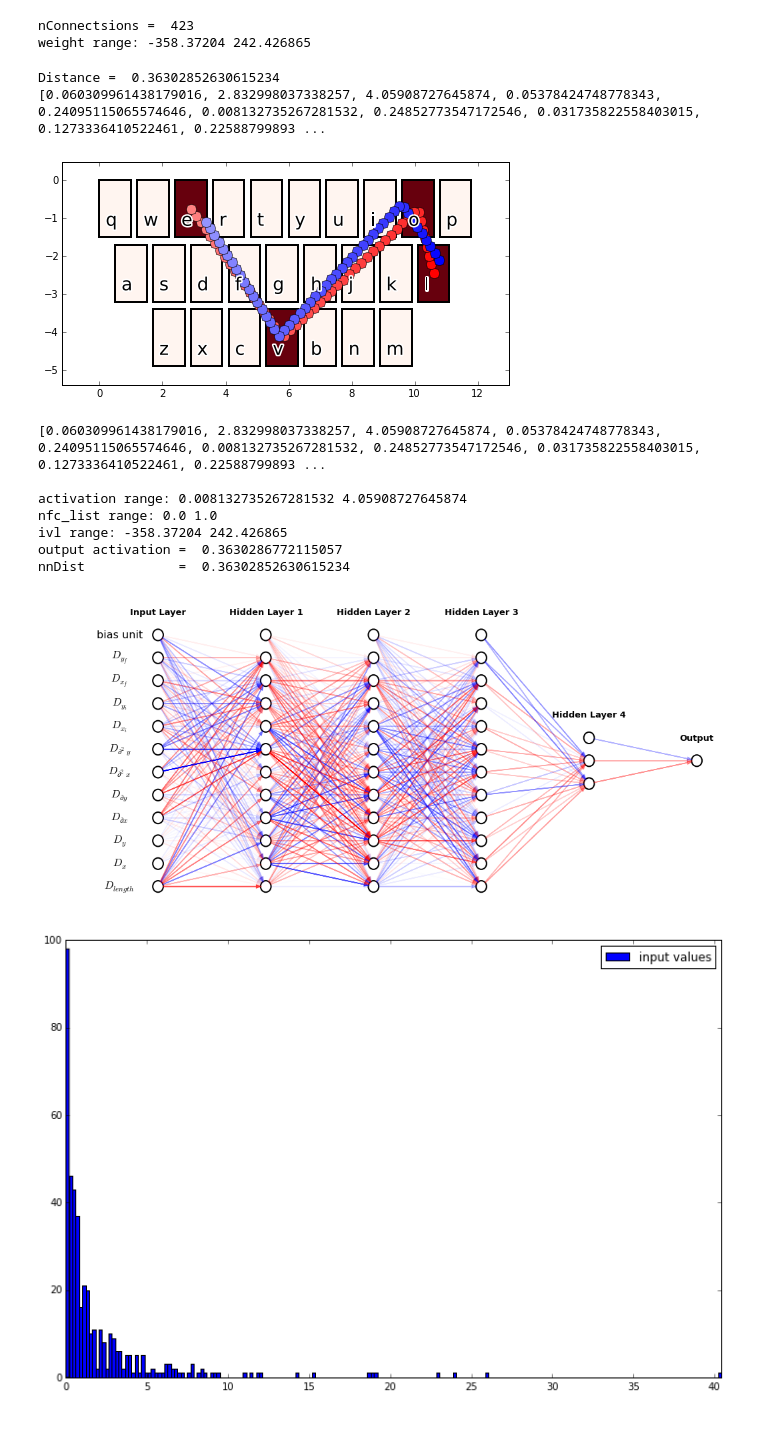
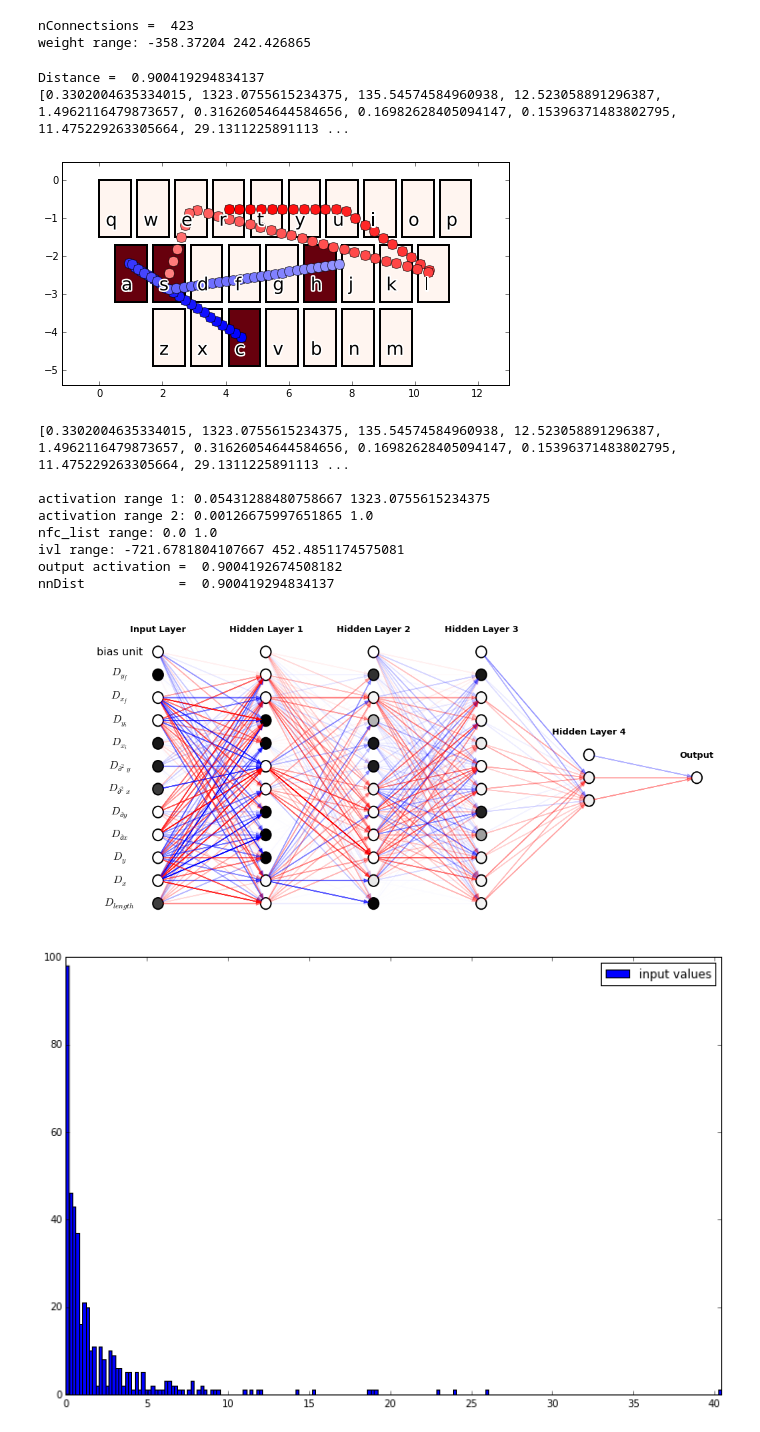
Before and after one commit to RylanC24/dodona-notebooks, a Jupyter notebook: BlogPostPlots_lNNDiagram.ipynb, the cells around one changed output. Drawn from its saved outputs; the diff is of its cells as text; code cells hidden in the pictures.

Commit message:
scaled the output to fit the nn output range

```diff
--- a/BlogPostPlots_lNNDiagram.ipynb
+++ b/BlogPostPlots_lNNDiagram.ipynb
@@ -160,36 +160,36 @@ weight range: -358.37204 242.426865
 # %%
 #Get the inputs for a specific swipe example
 ivL = 50
 modelNN = cruller.NeuralNetworkModel("/Users/Rylan/cisc/creamTeam/FANN/trainedNets/fann_donutSwypeDistance_HLIv4_elliotDeepArch_elliotOut_randWeights_radixTraining_2kIt_ivL25_5randInterps_reversed0109.net")
 model = cruller.SimpleInterpolationModel()
 model.SetSeed(random.randint(0,1000000))
 model.SetXScale(0.75)
 model.SetYScale(0.5)
 model.SetCorrelation(0)
 model.SetVectorLength(ivL)
 model.Interpolation = cruller.HermiteCubicSplineInterpolation
 
 modelP = cruller.SimpleInterpolationModel()
 modelP.SetVectorLength(ivL)
 modelP.SetSeed(random.randint(0,1000000))
 
-word1 = "love"
-word2 = "love"
+word1 = "cash"
+word2 = "rules"
 while(True):
     iv1 = modelP.RandomVector(word1,kStan)
     #iv2 = model.RandomVector(word2,kStan)
     iv2 = modelP.PerfectVector(word2,kStan)
     fset = cruller.CreateNeuralNetworkInputs(iv1,iv2)
     nnDist = modelNN.VectorDistance(iv1,iv2)
     if(0<nnDist<1):
         break
 print("Distance = ",1-nnDist)
 print(fset)
 bearclaw.DrawKeyboard(kStan,inputvector=[iv2,iv1],frequencymap=word1,colormap=mpl.cm.Reds,figsize=(8,4),nopalette=True)
 # %% [output]
-Distance =  0.36302852630615234
-[0.060309961438179016, 2.832998037338257, 4.05908727645874, 0.05378424748778343, 0.24095115065574646, 0.008132735267281532, 0.24852773547172546, 0.031735822558403015, 0.1273336410522461, 0.22588799893 ...
+Distance =  0.900419294834137
+[0.3302004635334015, 1323.0755615234375, 135.54574584960938, 12.523058891296387, 1.4962116479873657, 0.31626054644584656, 0.16982628405094147, 0.15396371483802795, 11.475229263305664, 29.1311225891113 ...
-[figure, old version]
+[figure, new version]
 # %%
 #Accepts a list as input that containes the number of nodes in each layer
 #starting with the input and ending with the output layer.  The bias unit
@@ -328,17 +329,18 @@ inputs = fset
 print(fset)
 print()
 
-iv_list = DrawNN(nn_str,nnConnections,inputs,save=True,
+iv_list = DrawNN(nn_str,nnConnections,inputs,save=False,
                  filename="/Users/Rylan/cisc/creamTeam/DonutDocs/plots/nn2_nonmatch_test.pdf")
 # %% [output]
-[0.060309961438179016, 2.832998037338257, 4.05908727645874, 0.05378424748778343, 0.24095115065574646, 0.008132735267281532, 0.24852773547172546, 0.031735822558403015, 0.1273336410522461, 0.22588799893 ...
+[0.3302004635334015, 1323.0755615234375, 135.54574584960938, 12.523058891296387, 1.4962116479873657, 0.31626054644584656, 0.16982628405094147, 0.15396371483802795, 11.475229263305664, 29.1311225891113 ...
 
-activation range: 0.008132735267281532 4.05908727645874
+activation range 1: 0.05431288480758667 1323.0755615234375
+activation range 2: 0.00126675997651865 1.0
 nfc_list range: 0.0 1.0
-ivl range: -358.37204 242.426865
-output activation =  0.3630286772115057
-nnDist            =  0.36302852630615234
+ivl range: -721.6781804107667 452.4851174575081
+output activation =  0.9004192674508182
+nnDist            =  0.900419294834137
-[figure, old version]
+[figure, new version]
 # %%
 #look at the distribution of input values, which are used for the connection weights in the diagram
 list1 = iv_list
```
Also changed, not shown: parts of 1 cell of this notebook, 1 other file.
